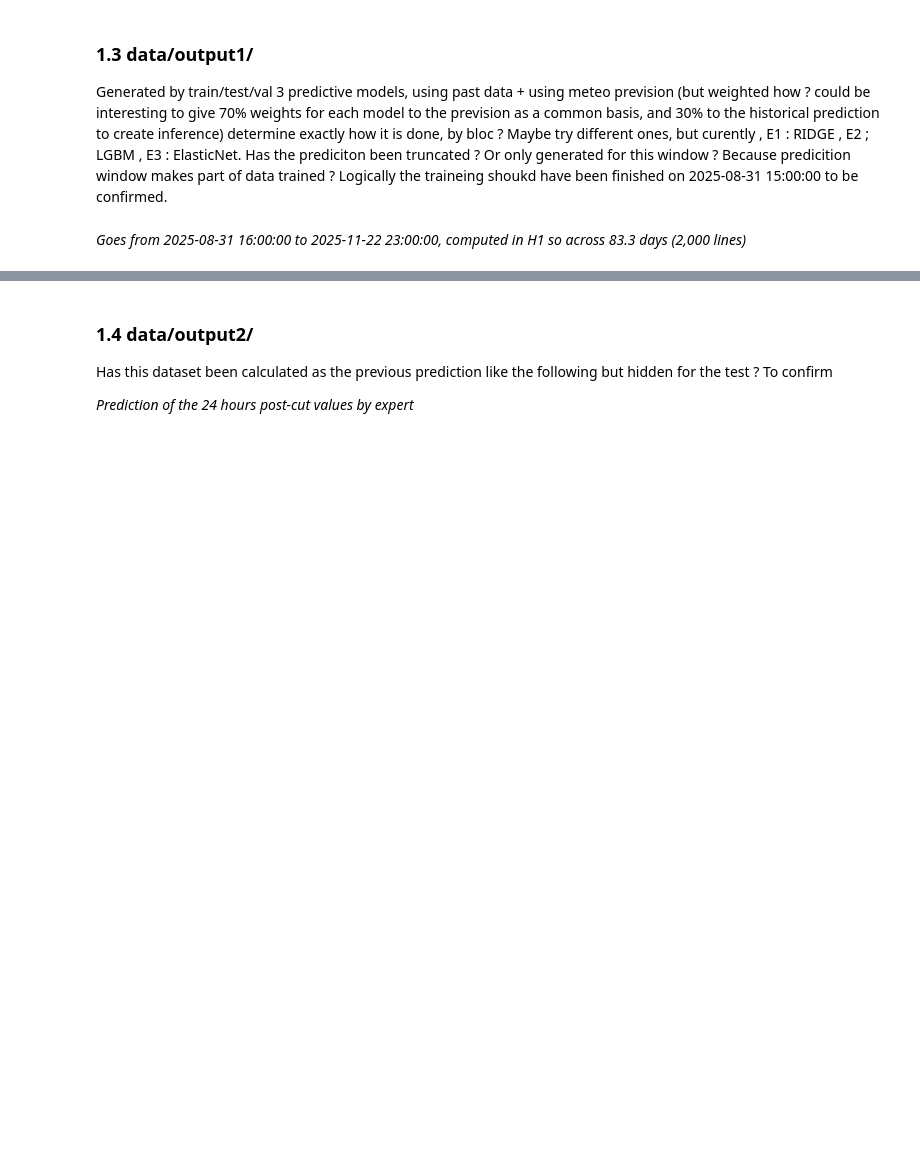
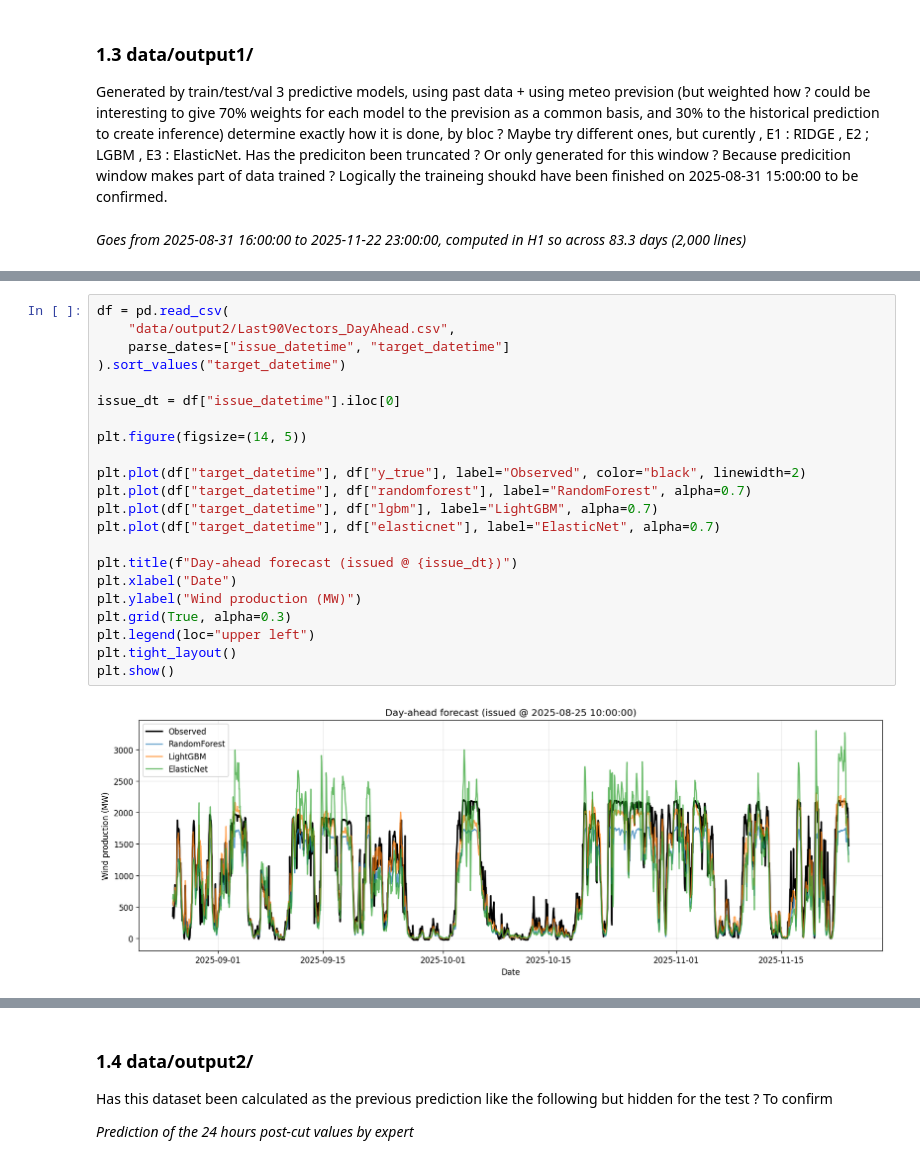
Before and after one commit to alexandremathiasdonnat/Air-Liquide-RD, a Jupyter notebook: dashboard.ipynb, the cells around one changed output, grey strips where cells are left out. Drawn from its saved outputs; the diff is of its cells as text; blank space fills up the shorter version.

```diff
--- a/dashboard.ipynb
+++ b/dashboard.ipynb
@@ -96,0 +116,24 @@ plt.show()
+# %%
+df = pd.read_csv(
+    "data/output2/Last90Vectors_DayAhead.csv",
+    parse_dates=["issue_datetime", "target_datetime"]
+).sort_values("target_datetime")
+
+issue_dt = df["issue_datetime"].iloc[0]
+
+plt.figure(figsize=(14, 5))
+
+plt.plot(df["target_datetime"], df["y_true"], label="Observed", color="black", linewidth=2)
+plt.plot(df["target_datetime"], df["randomforest"], label="RandomForest", alpha=0.7)
+plt.plot(df["target_datetime"], df["lgbm"], label="LightGBM", alpha=0.7)
+plt.plot(df["target_datetime"], df["elasticnet"], label="ElasticNet", alpha=0.7)
+
+plt.title(f"Day-ahead forecast (issued @ {issue_dt})")
+plt.xlabel("Date")
+plt.ylabel("Wind production (MW)")
+plt.grid(True, alpha=0.3)
+plt.legend(loc="upper left")
+plt.tight_layout()
+plt.show()
+# %% [output]
+[figure, added]
```
Also changed, not shown: parts of 5 cells of this notebook, 1 other file.
